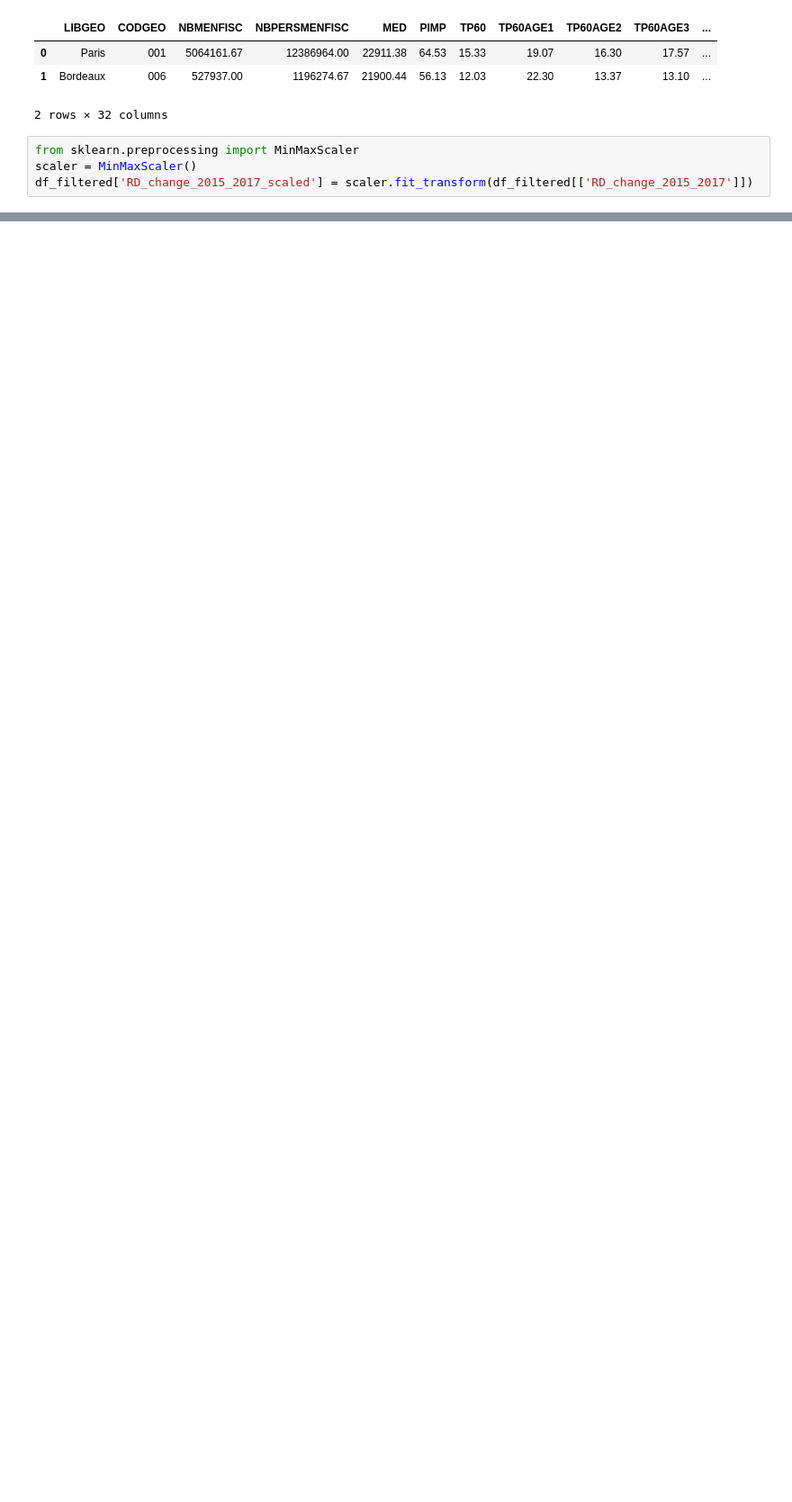
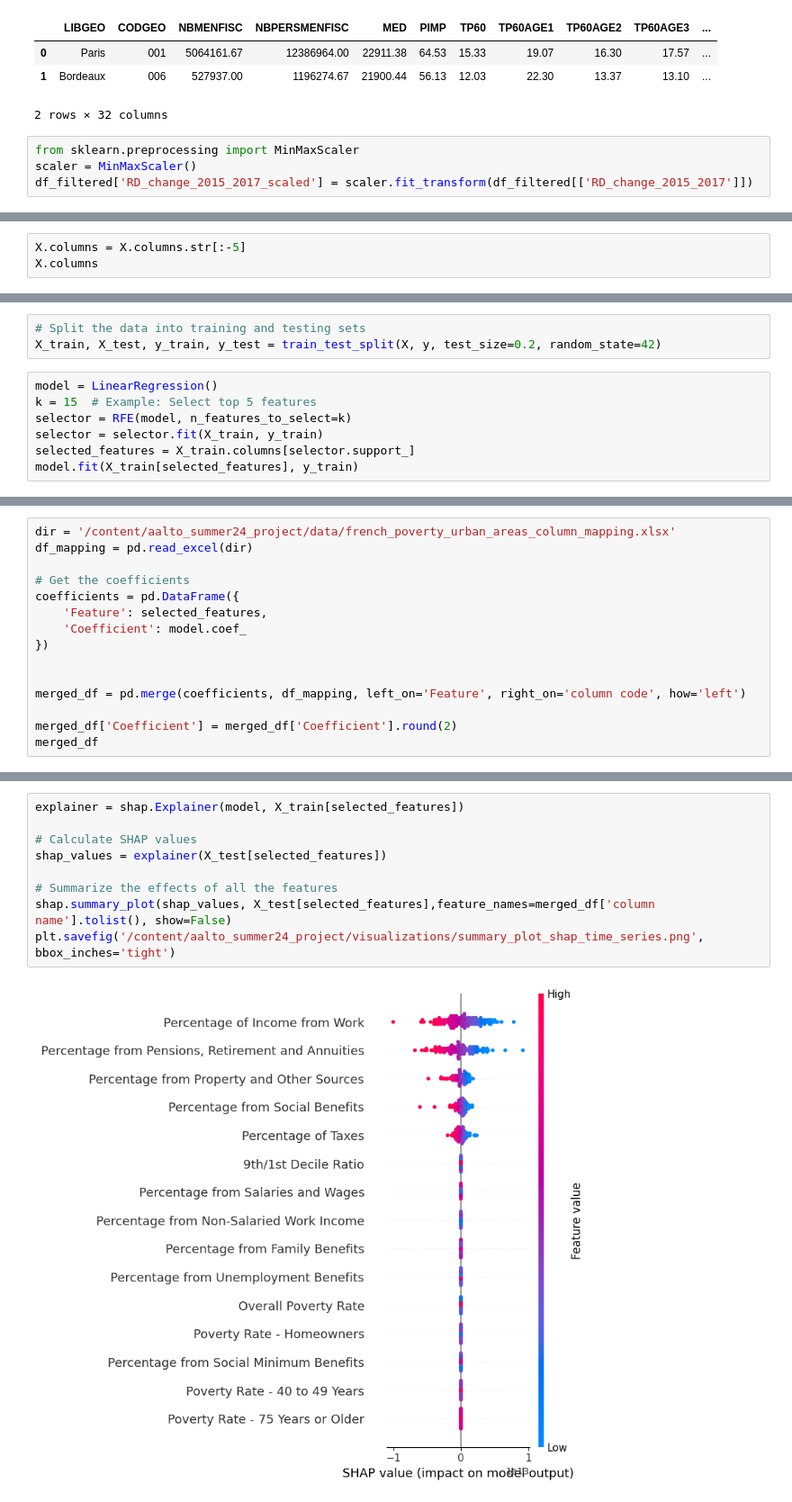
Before and after one commit to Alialtinel/aalto_summer24_project, a Jupyter notebook: notebooks/time_series_analysis.ipynb, the cells around one changed output, grey strips where cells are left out. Shown at 90% size. Saved outputs shown, nothing was run; the diff lists cells and outputs as text; blank space fills up the shorter version.

```diff
--- a/notebooks/time_series_analysis.ipynb
+++ b/notebooks/time_series_analysis.ipynb
@@ -182,0 +226,3 @@ fig_new.show()
+# %%
+X.columns = X.columns.str[:-5]
+X.columns
@@ -182,0 +235,10 @@ fig_new.show()
+# %%
+# Split the data into training and testing sets
+X_train, X_test, y_train, y_test = train_test_split(X, y, test_size=0.2, random_state=42)
+# %%
+model = LinearRegression()
+k = 15  # Example: Select top 5 features
+selector = RFE(model, n_features_to_select=k)
+selector = selector.fit(X_train, y_train)
+selected_features = X_train.columns[selector.support_]
+model.fit(X_train[selected_features], y_train)
@@ -182,0 +284,15 @@ fig_new.show()
+# %%
+dir = '/content/aalto_summer24_project/data/french_poverty_urban_areas_column_mapping.xlsx'
+df_mapping = pd.read_excel(dir)
+
+# Get the coefficients
+coefficients = pd.DataFrame({
+    'Feature': selected_features,
+    'Coefficient': model.coef_
+})
+
+
+merged_df = pd.merge(coefficients, df_mapping, left_on='Feature', right_on='column code', how='left')
+
+merged_df['Coefficient'] = merged_df['Coefficient'].round(2)
+merged_df
@@ -182,0 +316,11 @@ fig_new.show()
+# %%
+explainer = shap.Explainer(model, X_train[selected_features])
+
+# Calculate SHAP values
+shap_values = explainer(X_test[selected_features])
+
+# Summarize the effects of all the features
+shap.summary_plot(shap_values, X_test[selected_features],feature_names=merged_df['column name'].tolist(), show=False)
+plt.savefig('/content/aalto_summer24_project/visualizations/summary_plot_shap_time_series.png', bbox_inches='tight')
+# %% [output]
+[figure, added]
```
Also changed, not shown: parts of 16 cells of this notebook.
